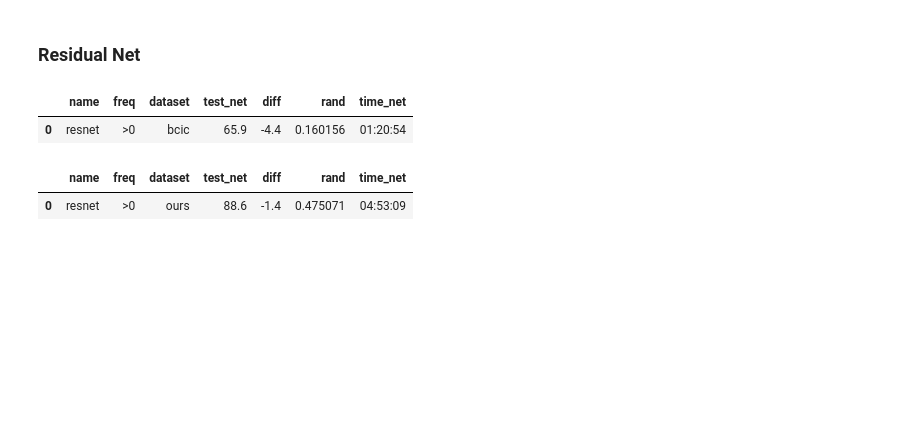
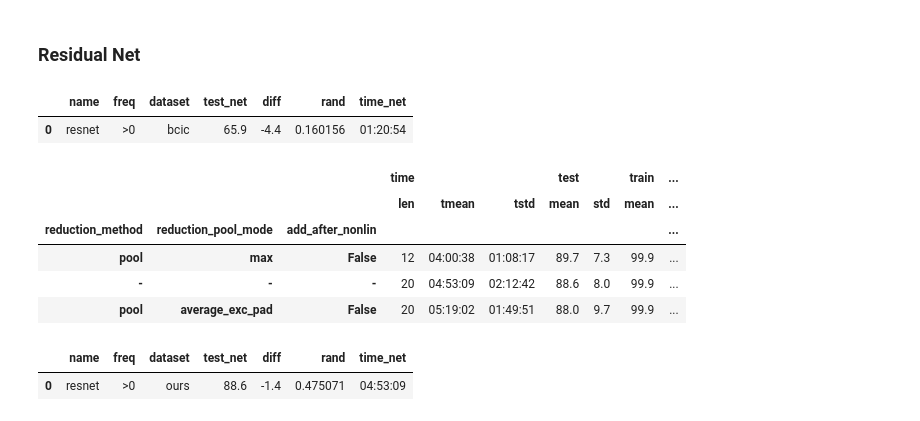
Before and after one commit to robintibor/braindevel, a Jupyter notebook: braindecode/notebooks/results/Final_Comparison.ipynb, the cells around one changed output. Cells and saved outputs as stored; diff of their text form; code cells hidden in the pictures; blank space fills up the shorter version.

```diff
--- a/braindecode/notebooks/results/Final_Comparison.ipynb
+++ b/braindecode/notebooks/results/Final_Comparison.ipynb
@@ -1221,9 +1221,20 @@ compare_csp_net(df_resnet_bcic,
 # %%
 df_resnet_ours = load_data_frame('data/models/paper/ours/cnt/resnet/', params=dict(whisker_percent=None),
                             shorten_headers=False)
 df_resnet_ours = df_resnet_ours[df_resnet_ours.nonlinearity != '-']
 df_resnet_ours = df_resnet_ours[df_resnet_ours.split_first_layer == True]
+#df_resnet_ours = df_resnet_ours[df_resnet_ours.reduction_method == '-']
 df_resnet_ours = remove_columns_with_same_value(df_resnet_ours)
+
+averaged_frame = dataset_averaged_frame(df_resnet_ours)
+averaged_frame
+# %% [output]
+|  |  |  | time |  |  | test |  | train | ... |
+|  |  |  | len | tmean | tstd | mean | std | mean | ... |
+| reduction_method | reduction_pool_mode | add_after_nonlin |  |  |  |  |  |  | ... |
+| pool | max | False | 12 | 04:00:38 | 01:08:17 | 89.7 | 7.3 | 99.9 | ... |
+| - | - | - | 20 | 04:53:09 | 02:12:42 | 88.6 | 8.0 | 99.9 | ... |
+| pool | average_exc_pad | False | 20 | 05:19:02 | 01:49:51 | 88.0 | 9.7 | 99.9 | ... |
 # %%
 compare_csp_net(df_resnet_ours,
                 tied_loss(deep_5_new_default(above_0(elu_deep_5(df_deep_cnt_ours)))),
```
Also changed, not shown: parts of 1 cell of this notebook, 18 other files.
